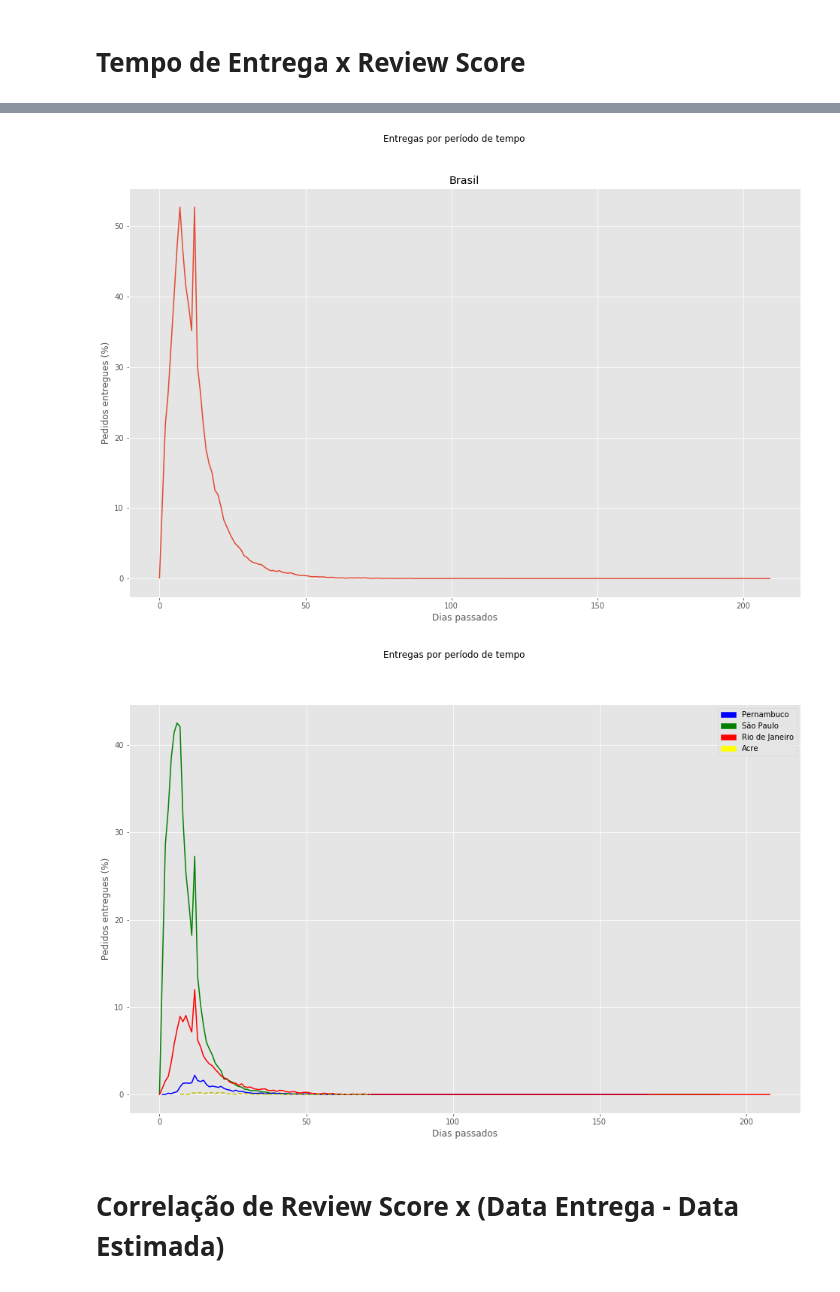
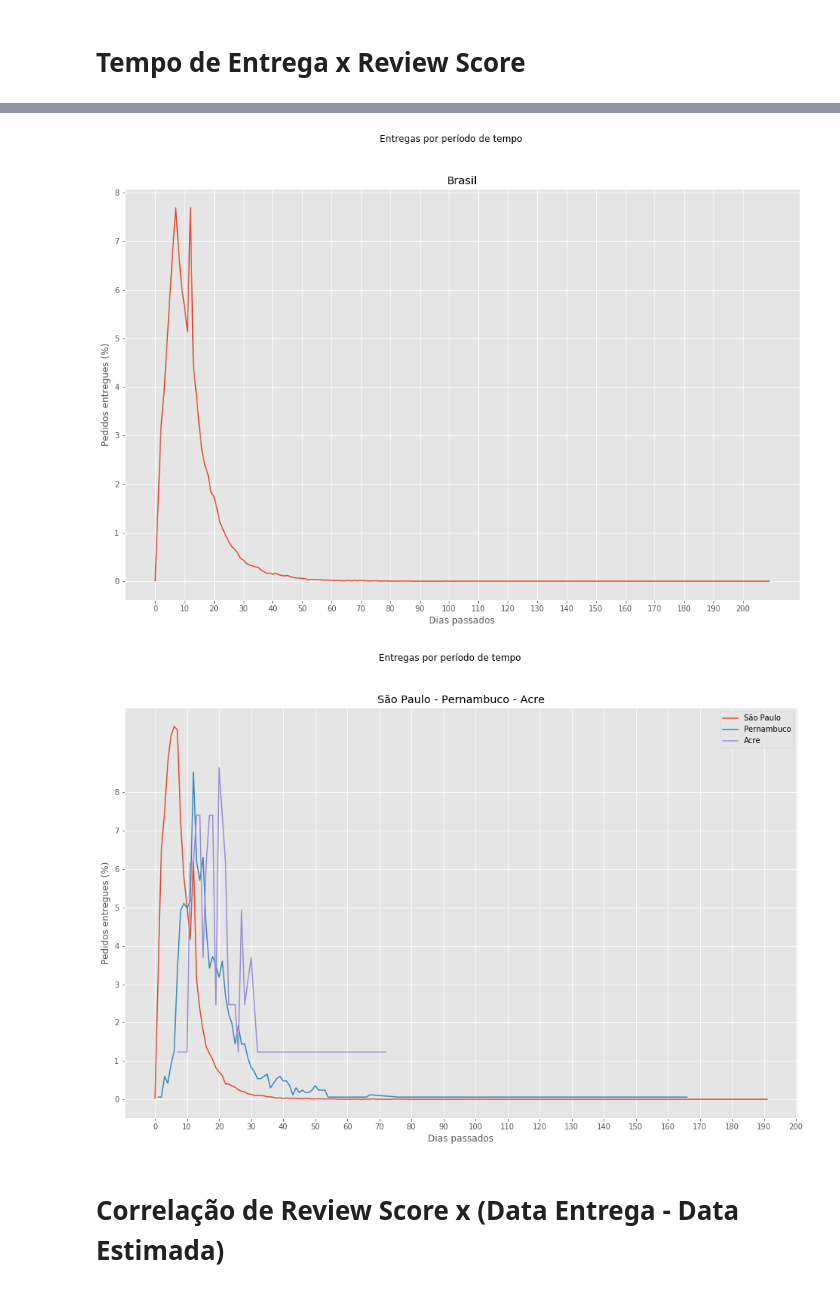
Before and after one commit to Crissky/brazilian-ecommerce, a Jupyter notebook: Notebooks/GERAL.ipynb, the cells around one changed output, grey strips where cells are left out. Cells and saved outputs as stored; diff of their text form; code cells hidden in the pictures.

```diff
--- a/Notebooks/GERAL.ipynb
+++ b/Notebooks/GERAL.ipynb
@@ -351,24 +350,24 @@ customer_reviews.head(20)
 corr = customer_reviews['delta_time'].dt.days.corr(customer_reviews['review_score'])
 print(f'Tempo de entrega com review do cliente: {corr}')
 
+# maior quantidade de vendas do Brasil
 sp = customer_reviews[customer_reviews['customer_state'] == 'SP']
-sp = sp.groupby(sp['delta_time'].dt.days).count()
-sp['review_score'] /= len(sp['review_score'])
+sp = sp[['delta_time', 'review_score']].groupby(sp['delta_time'].dt.days).count()
+sp['review_score'] = sp['review_score']*100 / sp['review_score'].sum()
 
+# estado que os autores residem
 pe = customer_reviews[customer_reviews['customer_state'] == 'PE']
-pe = pe.groupby(pe['delta_time'].dt.days).count()
-pe['review_score'] /= len(pe['review_score'])
+pe = pe[['delta_time', 'review_score']].groupby(pe['delta_time'].dt.days).count()
+pe['review_score'] = pe['review_score']*100 / pe['review_score'].sum()
 
-rj = customer_reviews[customer_reviews['customer_state'] == 'RJ']
-rj = rj.groupby(rj['delta_time'].dt.days).count()
-rj['review_score'] /= len(rj['review_score'])
+# menor quantidade de vendas do Brasil
+ac = customer_reviews[customer_reviews['customer_state'] == 'AC']
+ac = ac[['delta_time', 'review_score']].groupby(ac['delta_time'].dt.days).count()
+ac['review_score'] = ac['review_score']*100 / ac['review_score'].sum()
 
-ac = customer_reviews[customer_reviews['customer_state'] == 'AC']
-ac = ac.groupby(ac['delta_time'].dt.days).count()
-ac['review_score'] /= len(ac['review_score'])
-
-brasil = customer_reviews.groupby(customer_reviews['delta_time'].dt.days).count()
-brasil['review_score'] /= len(brasil['review_score'])
-brasil.head(10)
+brasil = customer_reviews[['delta_time', 'review_score']]\
+    .groupby(customer_reviews['delta_time'].dt.days).count()
+brasil['review_score'] = brasil['review_score']*100 / brasil['review_score'].sum()
+brasil.head()
 # %% [output]
 Tempo de entrega com review do cliente: -0.31384592122794963
@@ -389,28 +383,28 @@ fig1, ax1 = plt.subplots()
 fig1.suptitle('Entregas por período de tempo')
 ax1.set_title('Brasil')
 ax1.set_ylabel('Pedidos entregues (%)')
+ax1.set_yticks(np.arange(max(brasil['review_score'])+1))
 ax1.set_xlabel('Dias passados')
+ax1.set_xticks(np.arange(max(brasil.index.values), step=10))
 ax1.plot(brasil['review_score'])
 plt.show()
 # %% [output]
-[figure, old version]
+[figure, new version]
 # %%
 fig2, ax2 = plt.subplots()
 fig2.suptitle('Entregas por período de tempo')
+ax2.set_title('São Paulo - Pernambuco - Acre')
 ax2.set_ylabel('Pedidos entregues (%)')
 ax2.set_xlabel('Dias passados')
-ax2.plot(sp.index, sp['review_score'], 'g-')
-green_patch = mpatches.Patch(color='green', label='São Paulo')
-ax2.plot(pe.index, pe['review_score'], 'b-')
-blue_patch = mpatches.Patch(color='blue', label='Pernambuco')
-ax2.plot(rj.index, rj['review_score'], 'r-')
-red_patch = mpatches.Patch(color='red', label='Rio de Janeiro')
-ax2.plot(ac.index, ac['review_score'], 'y--')
-yellow_patch = mpatches.Patch(color='yellow', label='Acre')
-ax2.legend(handles=[blue_patch, green_patch, red_patch, yellow_patch])
+ax2.set_yticks(np.arange(max(brasil['review_score'])+1))
+ax2.set_xticks(np.arange(max(brasil.index.values), step=10))
+ax2.plot(sp.index, sp['review_score'], label='São Paulo')
+ax2.plot(pe.index, pe['review_score'], label='Pernambuco')
+ax2.plot(ac.index, ac['review_score'], label='Acre')
+ax2.legend()
 plt.show()
 # %% [output]
-[figure, old version]
+[figure, new version]
 # %% [markdown]
 # Correlação de Review Score x (Data Entrega - Data Estimada)
 # %%
```
Also changed, not shown: parts of 4 cells of this notebook.
